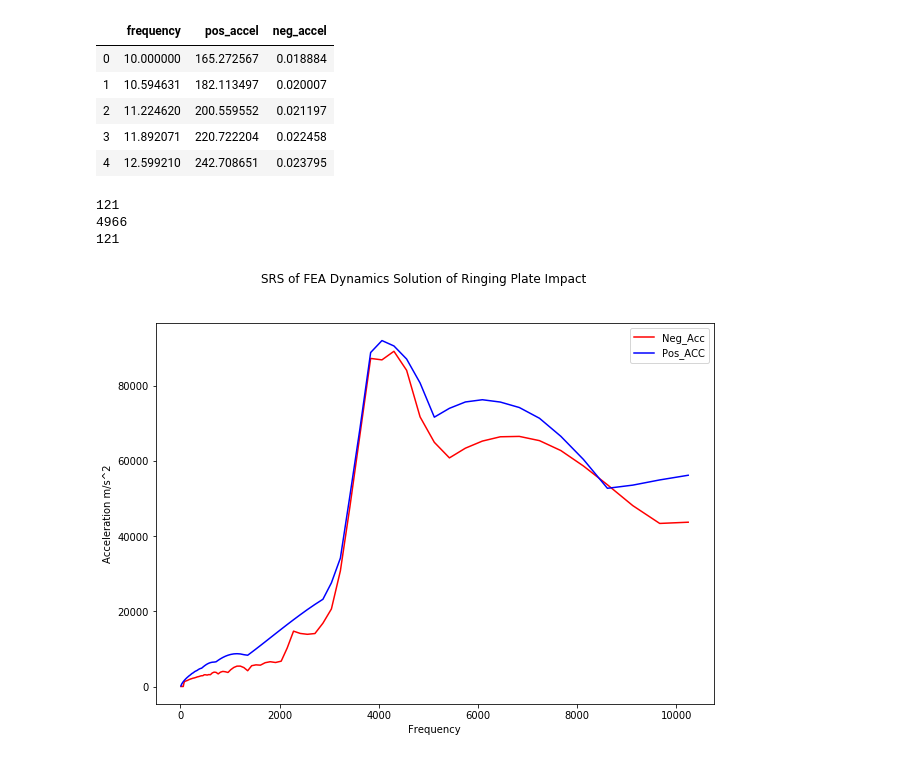
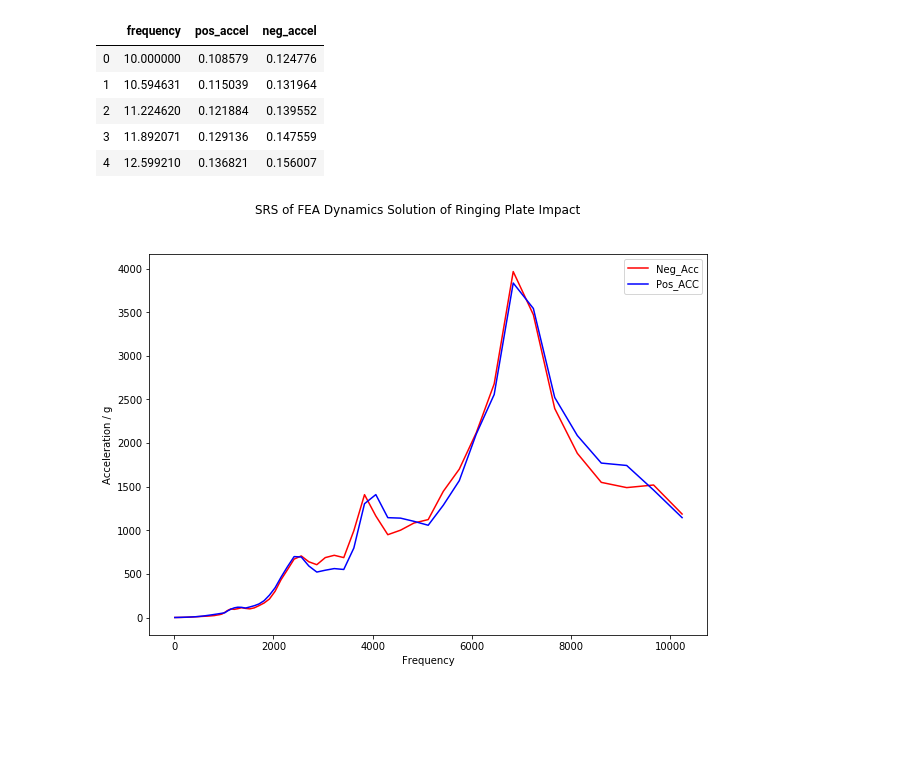
Before and after one commit to StephenDevon/SRS-from-Acceleration, a Jupyter notebook: SRS from acceleration.ipynb, the cells around one changed output. Drawn from its saved outputs; the diff is of its cells as text; code cells hidden in the pictures; blank space fills up the shorter version.

```diff
--- a/SRS from acceleration.ipynb
+++ b/SRS from acceleration.ipynb
@@ -11,7 +11,7 @@ from matplotlib import pyplot as plt
 G_TO_MPS2 = 9.81
 Q = 10
 # %%
-path = 'C:/Users/steph/Documents/Python Scripts/plateXacceleration.txt'
+path = 'C:/Users/steph/OneDrive/OU/ProjectFolder/EUT_Z_direction.txt'
 data_df = pd.read_csv(path,sep='\t' )
 data_df.head()
 T = np.diff(data_df['Time']).mean() #mean time  between data points
@@ -22,10 +22,10 @@ plt.show()
 # %%
 # remove leading zero lines
-
+# convert acceleration to g
 W = next(x[0] for x in enumerate(data_df['Acceleration']) if x[1] > 0.7)
 
 data_df['Acceleration'] = data_df['Acceleration'].shift(-W+1)
-
+data_df['Acceleration'] = data_df['Acceleration']/G_TO_MPS2
 data_df.drop(data_df.tail(W+1).index,inplace=True)
 data_df.plot(x = 'Time', y = 'Acceleration', figsize = (10,7))
 plt.suptitle('Acceleration-time waveform  of FEA Dynamics Solution of Ringing Plate Impact ')
@@ -77,26 +77,23 @@ result_df =pd.DataFrame(results)
 result_df.head()
 # %% [output]
 |  | frequency | pos_accel | neg_accel |
-| 0 | 10.000000 | 165.272567 | 0.018884 |
-| 1 | 10.594631 | 182.113497 | 0.020007 |
-| 2 | 11.224620 | 200.559552 | 0.021197 |
-| 3 | 11.892071 | 220.722204 | 0.022458 |
-| 4 | 12.599210 | 242.708651 | 0.023795 |
+| 0 | 10.000000 | 0.108579 | 0.124776 |
+| 1 | 10.594631 | 0.115039 | 0.131964 |
+| 2 | 11.224620 | 0.121884 | 0.139552 |
+| 3 | 11.892071 | 0.129136 | 0.147559 |
+| 4 | 12.599210 | 0.136821 | 0.156007 |
 # %%
-print (len (neg_accel))
-print (len(data_df.Acceleration))
-print (len(Frequency))
+#print (len (neg_accel))
+#print (len(data_df.Acceleration))
+#print (len(Frequency))
 plt.figure(figsize=(10, 7))
 plt.suptitle('SRS of FEA Dynamics Solution of Ringing Plate Impact ')
 plt.xlabel('Frequency')
-plt.ylabel('Acceleration m/s^2')
+plt.ylabel('Acceleration / g')
 
 plt.plot(result_df['frequency'], result_df['neg_accel'], color = 'red', label ='Neg_Acc')
 plt.plot(result_df['frequency'], result_df['pos_accel'], color = 'blue', label = 'Pos_ACC')
 plt.legend()
 plt.show()
 # %% [output]
-121
-4966
-121
-[figure, old version]
+[figure, new version]
```
Also changed, not shown: parts of 2 cells of this notebook.
